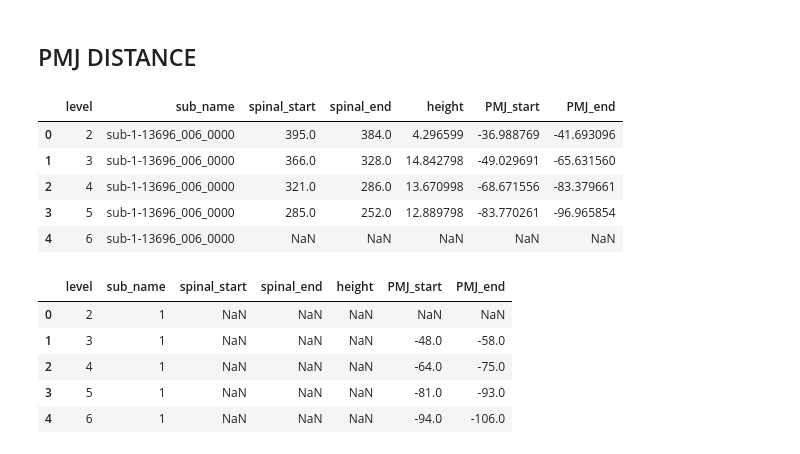
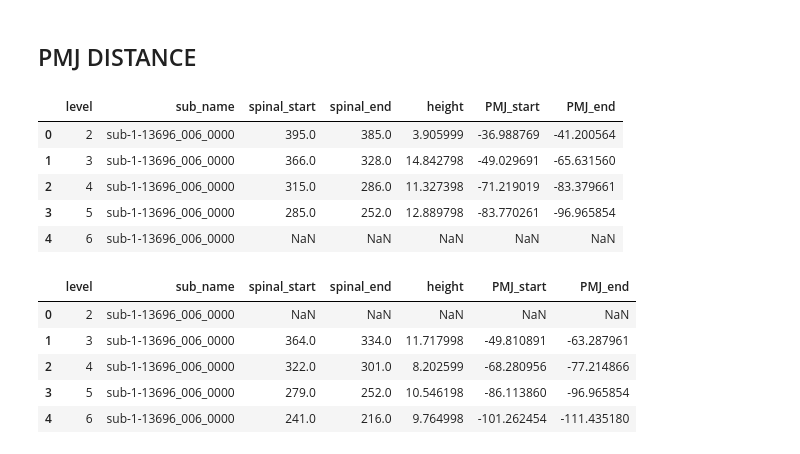
Before and after one commit to ivadomed/model-spinal-rootlets, a Jupyter notebook: utilities/plot_distance.ipynb, the cells around one changed output. Cells and saved outputs as stored; diff of their text form; code cells hidden in the pictures.

```diff
--- a/utilities/plot_distance.ipynb
+++ b/utilities/plot_distance.ipynb
@@ -134,25 +135,25 @@ fig.show()
 # %% [markdown]
 ## PMJ DISTANCE
 # %%
-PATH_pmj = "/Users/theomathieu/Documents/Stage/results_img/sub-1-13696_006_0000_dist.csv"
+PATH_pmj = "/Users/theomathieu/Documents/Stage/results_img/sub-1-13696_006_0000_dist_dil1.csv"
 df_pmj = pd.read_csv(PATH_pmj)
 display(df_pmj.head())
-PATH_cad = "/Users/theomathieu/Documents/Stage/results_img/cadot.csv"
+PATH_cad = "/Users/theomathieu/Documents/Stage/results_img/cadotte-sub1.csv"
 df_cad = pd.read_csv(PATH_cad)
 display(df_cad.head())
 # %% [output]
 |  | level | sub_name | spinal_start | spinal_end | height | PMJ_start | PMJ_end |
-| 0 | 2 | sub-1-13696_006_0000 | 395.0 | 384.0 | 4.296599 | -36.988769 | -41.693096 |
+| 0 | 2 | sub-1-13696_006_0000 | 395.0 | 385.0 | 3.905999 | -36.988769 | -41.200564 |
 | 1 | 3 | sub-1-13696_006_0000 | 366.0 | 328.0 | 14.842798 | -49.029691 | -65.631560 |
-| 2 | 4 | sub-1-13696_006_0000 | 321.0 | 286.0 | 13.670998 | -68.671556 | -83.379661 |
+| 2 | 4 | sub-1-13696_006_0000 | 315.0 | 286.0 | 11.327398 | -71.219019 | -83.379661 |
 | 3 | 5 | sub-1-13696_006_0000 | 285.0 | 252.0 | 12.889798 | -83.770261 | -96.965854 |
 | 4 | 6 | sub-1-13696_006_0000 | NaN | NaN | NaN | NaN | NaN |
 |  | level | sub_name | spinal_start | spinal_end | height | PMJ_start | PMJ_end |
-| 0 | 2 | 1 | NaN | NaN | NaN | NaN | NaN |
-| 1 | 3 | 1 | NaN | NaN | NaN | -48.0 | -58.0 |
-| 2 | 4 | 1 | NaN | NaN | NaN | -64.0 | -75.0 |
-| 3 | 5 | 1 | NaN | NaN | NaN | -81.0 | -93.0 |
-| 4 | 6 | 1 | NaN | NaN | NaN | -94.0 | -106.0 |
+| 0 | 2 | sub-1-13696_006_0000 | NaN | NaN | NaN | NaN | NaN |
+| 1 | 3 | sub-1-13696_006_0000 | 364.0 | 334.0 | 11.717998 | -49.810891 | -63.287961 |
+| 2 | 4 | sub-1-13696_006_0000 | 322.0 | 301.0 | 8.202599 | -68.280956 | -77.214866 |
+| 3 | 5 | sub-1-13696_006_0000 | 279.0 | 252.0 | 10.546198 | -86.113860 | -96.965854 |
+| 4 | 6 | sub-1-13696_006_0000 | 241.0 | 216.0 | 9.764998 | -101.262454 | -111.435180 |
 # %%
 subject = 1
 colors = ['#5B6C5D', '#5CC878', '#FF707D', '#64DEDC', '#D682C6', '#E1E074','#738282', '#C16200', '#197278', '#EF9CDA']
```
Also changed, not shown: parts of 3 cells of this notebook, 1 other file.
